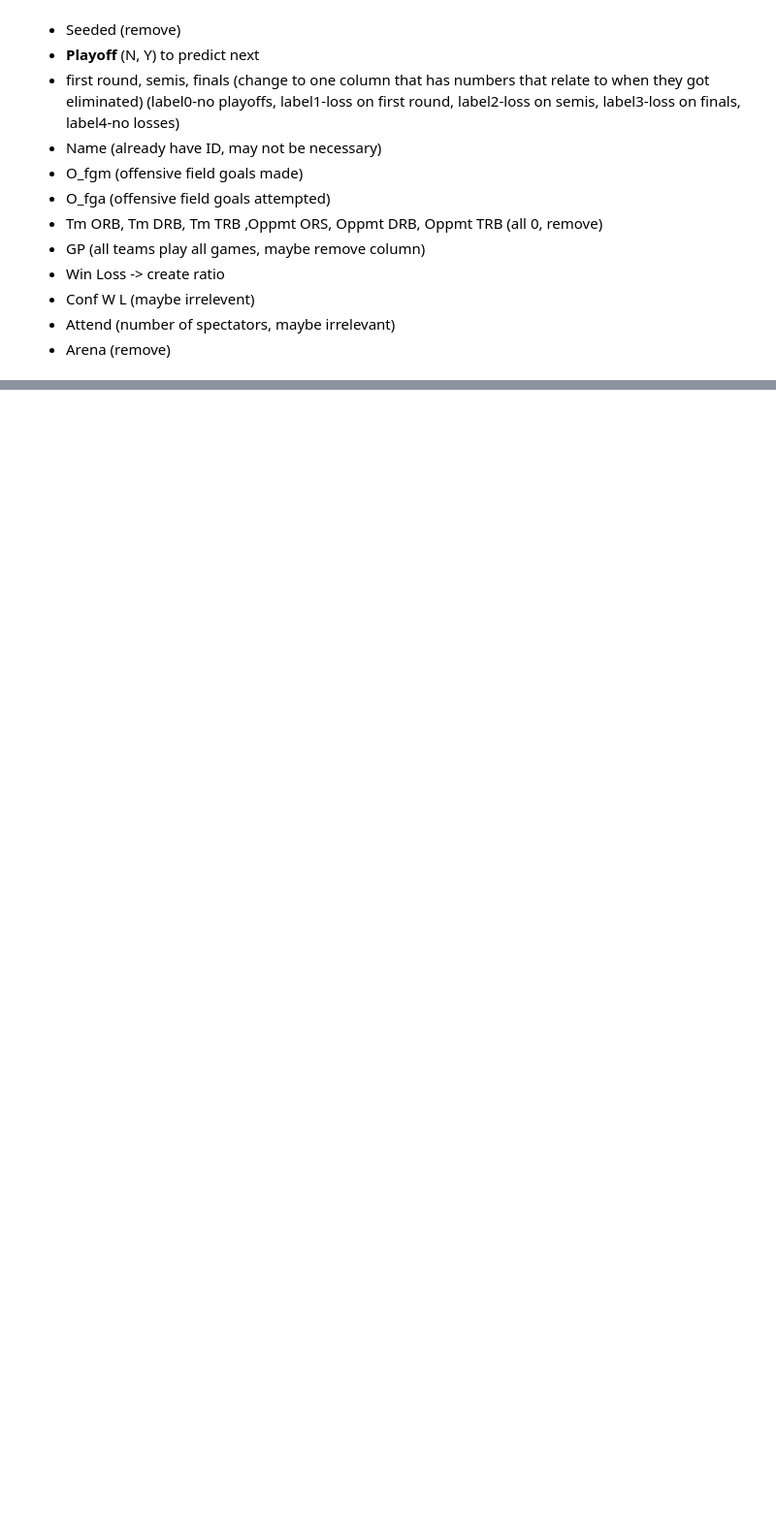
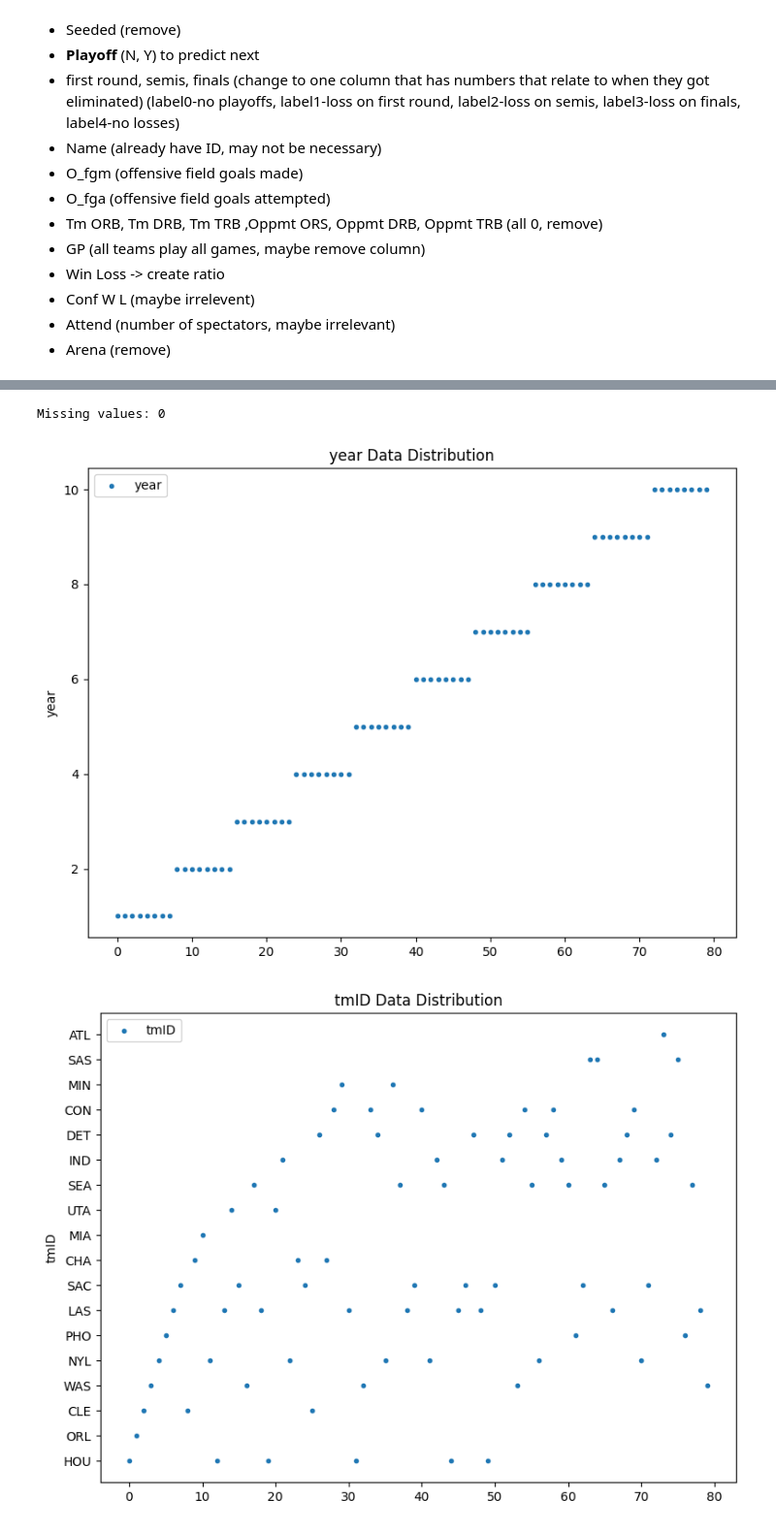
Before and after one commit to 13luiscabral13/AC, a Jupyter notebook: notebook.ipynb, the cells around one changed output, grey strips where cells are left out. Shown at 97% size. Cells and saved outputs as stored; diff of their text form; code cells hidden in the pictures; blank space fills up the shorter version.

Commit message:
players, coaches and teams_post data cleaning

```diff
--- a/notebook.ipynb
+++ b/notebook.ipynb
@@ -61,0 +67,24 @@
+# %%
+# TEAMS POST
+# remove Lg ID
+# check for missing values and abnormal data
+
+teams_post = pd.read_csv("dataset/teams_post.csv")
+teams_post.drop(columns=['lgID'], inplace=True)
+
+missing_values = teams_post.isna().sum().sum()
+print(f"Missing values: {missing_values}")
+# %% [output]
+Missing values: 0
+# %%
+for column in teams_post.columns:
+    plt.figure(figsize=(8, 6))
+    plt.scatter(range(len(teams_post)), teams_post[column], marker='.', label=column)
+    plt.title(f'{column} Data Distribution')
+    plt.ylabel(column)
+    plt.legend()
+    plt.tight_layout()
+    plt.show()
+# %% [output]
+[figure, added]
+[figure, added]
```
Also changed, not shown: parts of 18 cells of this notebook, 3 other files.
